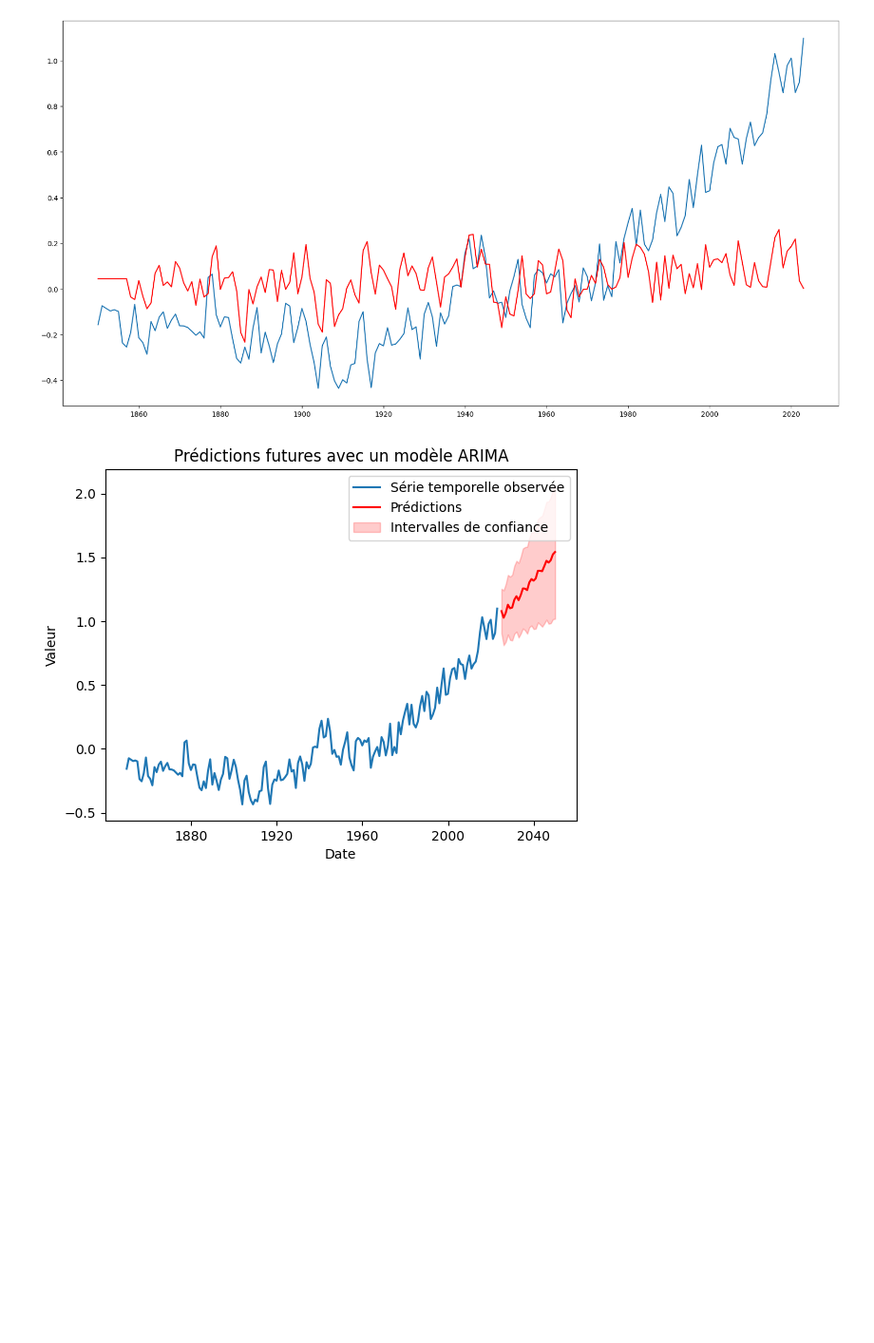
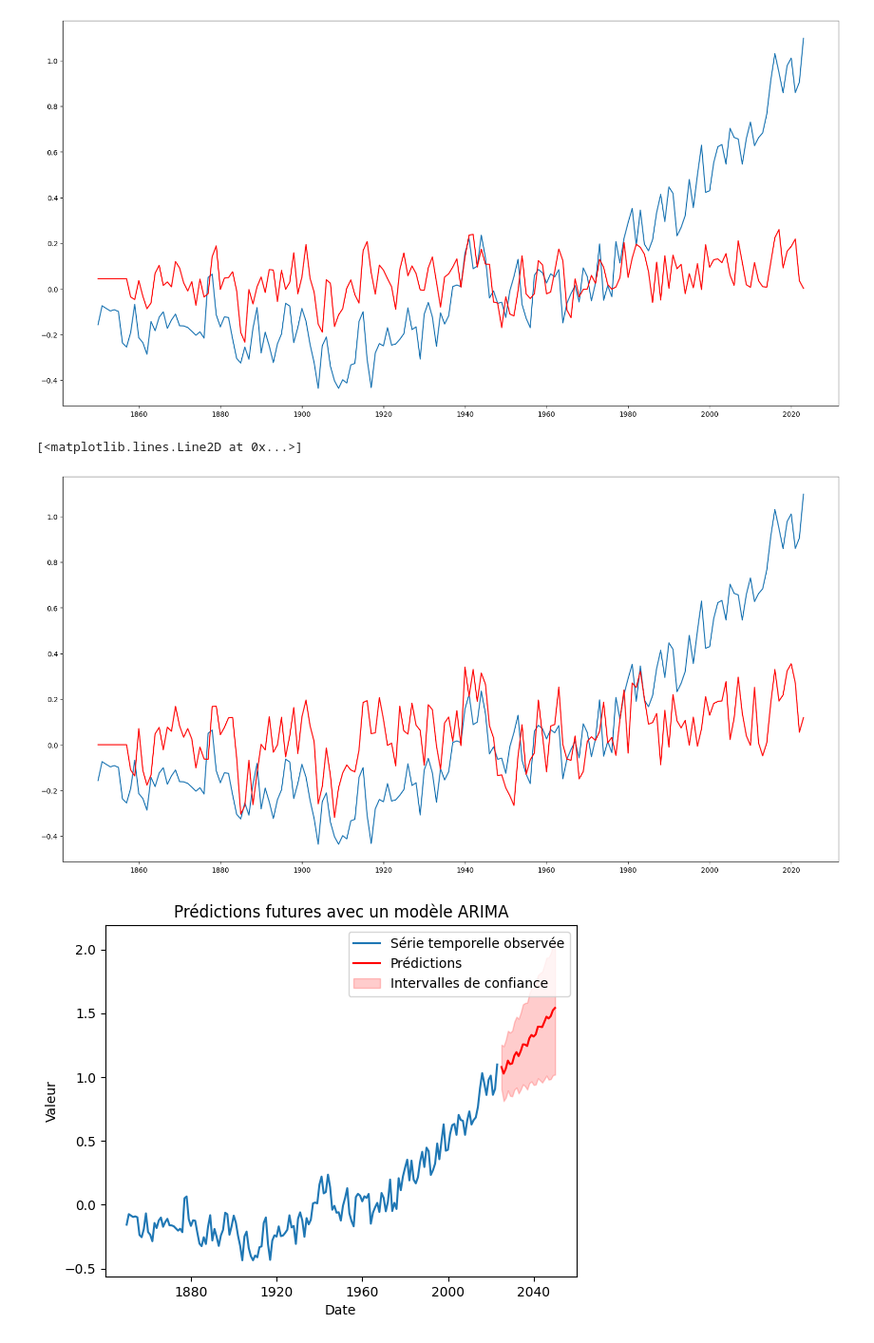
Before and after one commit to rodrigju/TimeSeries_ML, a Jupyter notebook: ML_projet.ipynb, the cells around one changed output. Shown at 95% size. Drawn from its saved outputs; the diff is of its cells as text; code cells hidden in the pictures; blank space fills up the shorter version.

```diff
--- a/ML_projet.ipynb
+++ b/ML_projet.ipynb
@@ -1291,6 +1213,16 @@ plt.plot(pred, color = "r")
 # %% [output]
 [<matplotlib.lines.Line2D at 0x...>]
 [figure]
+# %%
+arima_test = ARIMA(xd, order=(4,2,7)).fit()
+pred_test = arima_test.predict()
+
+plt.figure(figsize=(20,10))
+plt.plot(serie_temporelle)
+plt.plot(pred_test, color = "r")
+# %% [output]
+[<matplotlib.lines.Line2D at 0x...>]
+[figure, added]
 # %%
 index_future = pd.date_range(start='2024-01-01', end='2050-01-01', freq='A')
 
```
Also changed, not shown: parts of 21 cells of this notebook.
